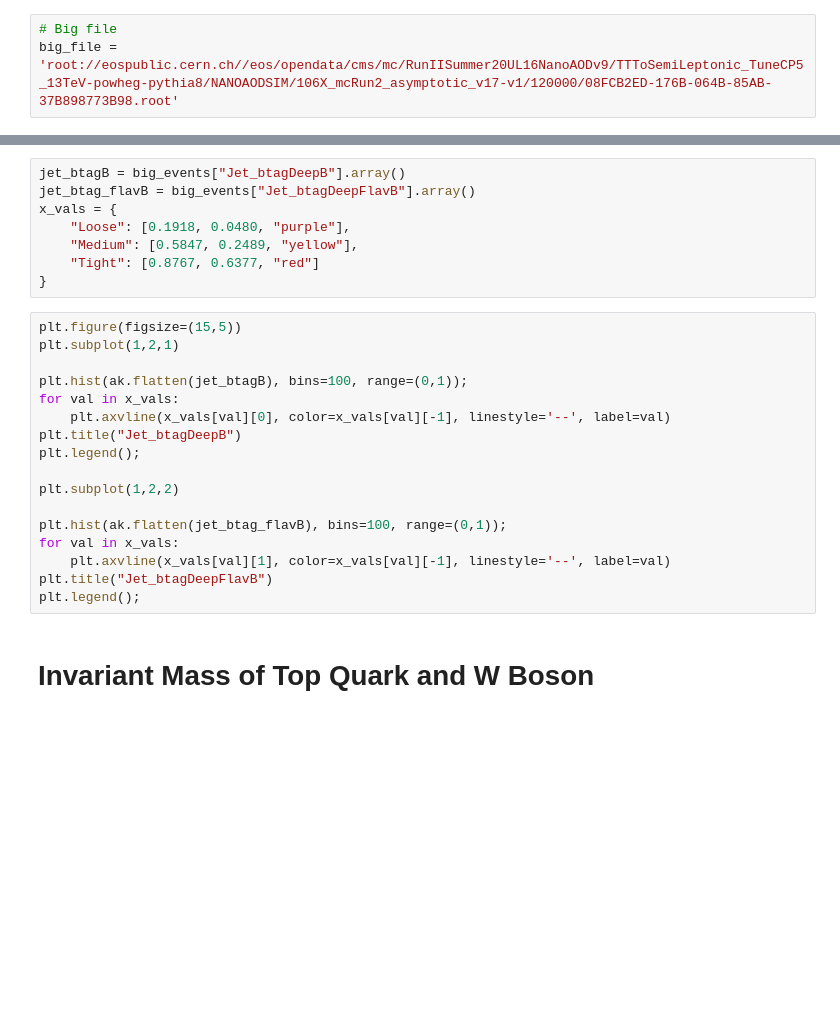
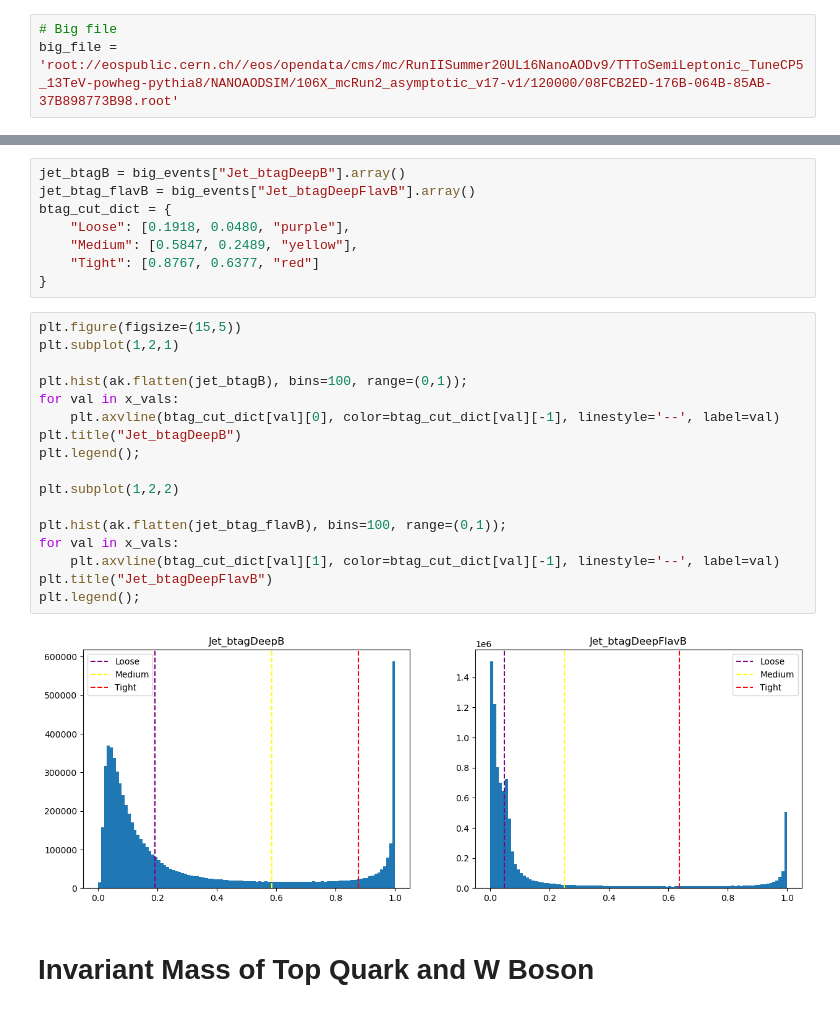
Before and after one commit to mattbellis/CMS-top-BNV2, a Jupyter notebook: analysis_template_Collin.ipynb, the cells around one changed output, grey strips where cells are left out. Drawn from its saved outputs; the diff is of its cells as text; blank space fills up the shorter version.

```diff
--- a/analysis_template_Collin.ipynb
+++ b/analysis_template_Collin.ipynb
@@ -430,7 +486,7 @@ main(events_keys=big_events, pt_cut_vals=[20], btag_cut="Tight", plot=True)
 # %%
 jet_btagB = big_events["Jet_btagDeepB"].array()
 jet_btag_flavB = big_events["Jet_btagDeepFlavB"].array()
-x_vals = {
+btag_cut_dict = {
     "Loose": [0.1918, 0.0480, "purple"],
     "Medium": [0.5847, 0.2489, "yellow"],
     "Tight": [0.8767, 0.6377, "red"]
@@ -438,20 +494,22 @@ x_vals = {
 # %%
 plt.figure(figsize=(15,5))
 plt.subplot(1,2,1)
 
 plt.hist(ak.flatten(jet_btagB), bins=100, range=(0,1));
 for val in x_vals:
-    plt.axvline(x_vals[val][0], color=x_vals[val][-1], linestyle='--', label=val)
+    plt.axvline(btag_cut_dict[val][0], color=btag_cut_dict[val][-1], linestyle='--', label=val)
 plt.title("Jet_btagDeepB")
 plt.legend();
 
 plt.subplot(1,2,2)
 
 plt.hist(ak.flatten(jet_btag_flavB), bins=100, range=(0,1));
 for val in x_vals:
-    plt.axvline(x_vals[val][1], color=x_vals[val][-1], linestyle='--', label=val)
+    plt.axvline(btag_cut_dict[val][1], color=btag_cut_dict[val][-1], linestyle='--', label=val)
 plt.title("Jet_btagDeepFlavB")
 plt.legend();
+# %% [output]
+[figure, added]
 # %% [markdown]
 # Invariant Mass of Top Quark and W Boson
 # %%
```
Also changed, not shown: parts of 47 cells of this notebook.
